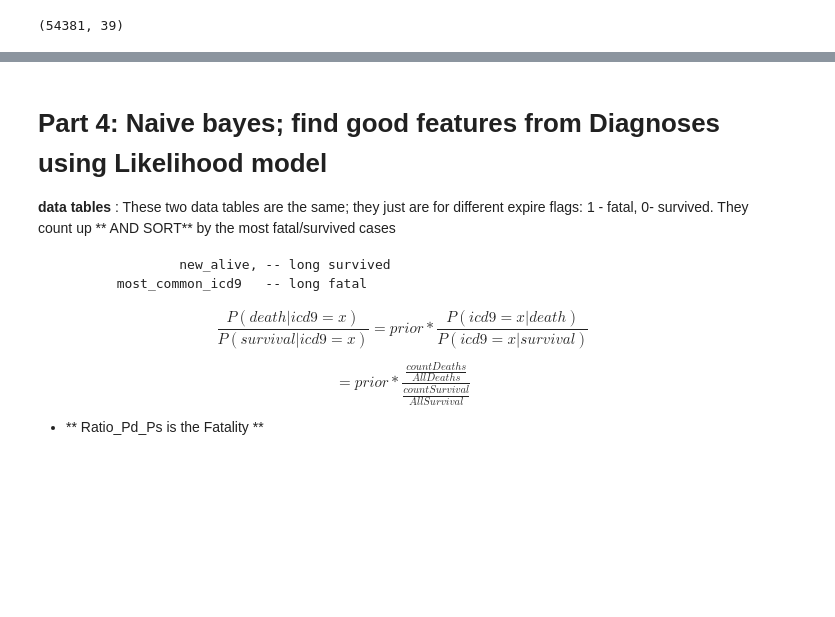
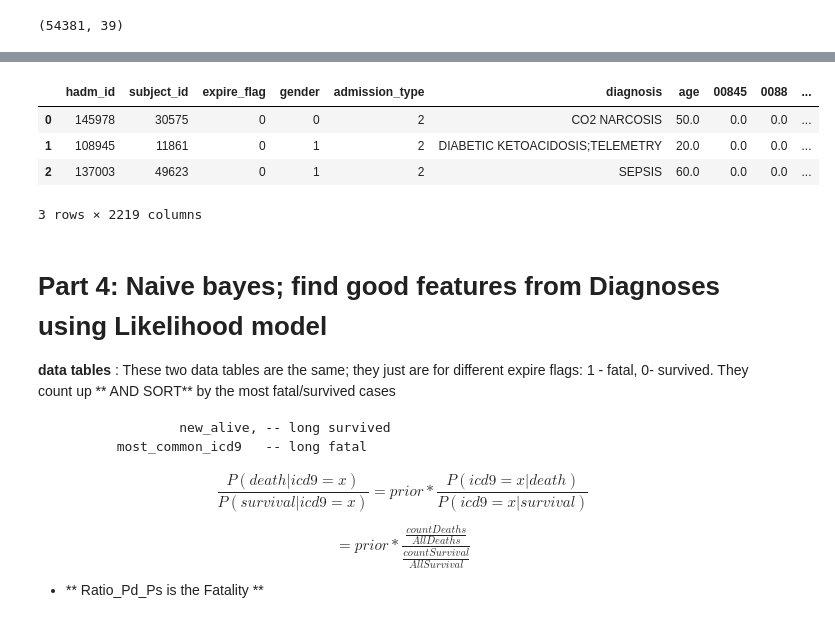
Before and after one commit to billiescodes/mortality_in_ICU, a Jupyter notebook: 01_ExploratoryAnalysis.ipynb, the cells around one changed output, grey strips where cells are left out. Cells and saved outputs as stored; diff of their text form; code cells hidden in the pictures; blank space fills up the shorter version.

```diff
--- a/01_ExploratoryAnalysis.ipynb
+++ b/01_ExploratoryAnalysis.ipynb
@@ -970,0 +1000,11 @@ merged_pre_bayes.shape
+# %%
+""" MERGE """
+merged_external_data= pd.merge(ext_tmp, ext_pivot, how='left', on=['hadm_id','subject_id'])
+# %%
+merged_external_data[:3]
+# %% [output]
+|  | hadm_id | subject_id | expire_flag | gender | admission_type | diagnosis | age | 00845 | 0088 | ... |
+| 0 | 145978 | 30575 | 0 | 0 | 2 | CO2 NARCOSIS | 50.0 | 0.0 | 0.0 | ... |
+| 1 | 108945 | 11861 | 0 | 1 | 2 | DIABETIC KETOACIDOSIS;TELEMETRY | 20.0 | 0.0 | 0.0 | ... |
+| 2 | 137003 | 49623 | 0 | 1 | 2 | SEPSIS | 60.0 | 0.0 | 0.0 | ... |
+3 rows × 2219 columns
```
Also changed, not shown: parts of 16 cells of this notebook.
